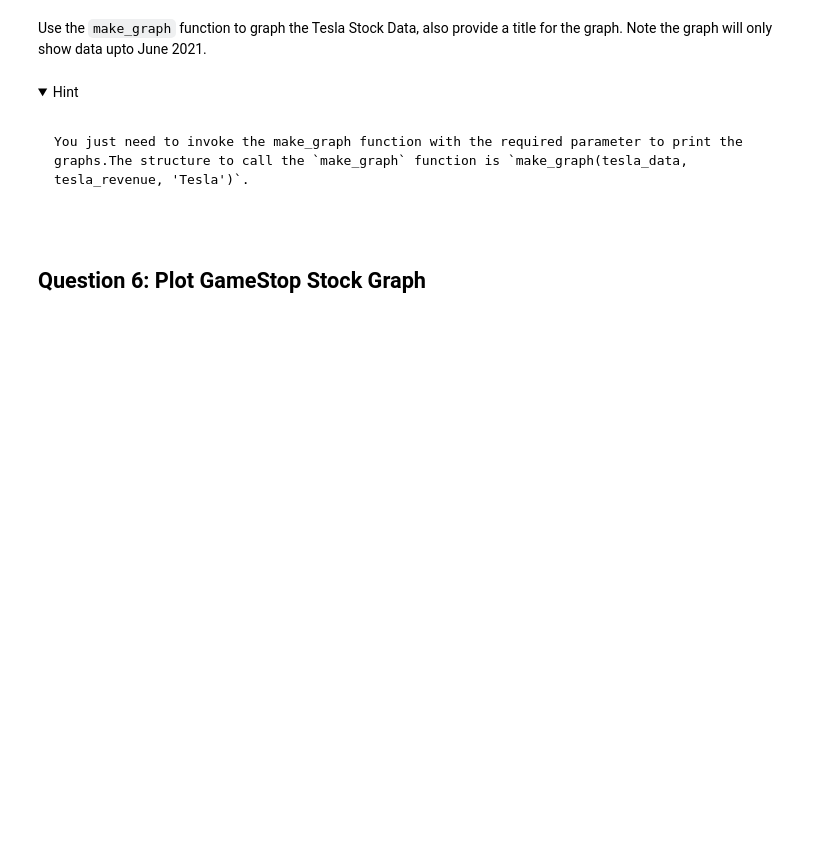
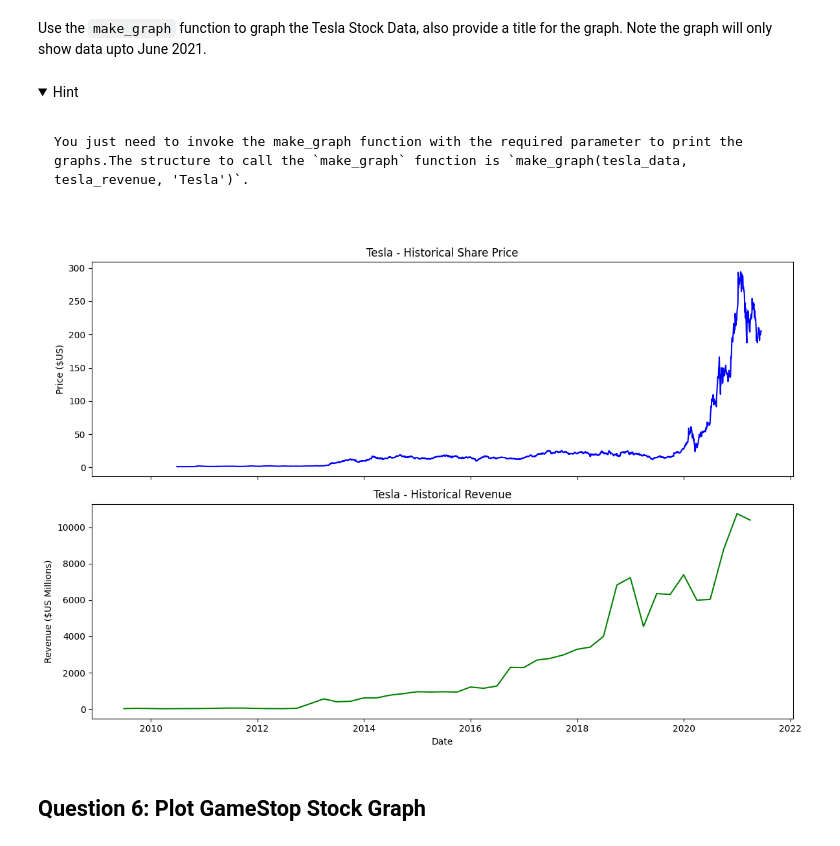
Before and after one commit to ronald-hh/Revenue-Data-and-Building-a-Dashboard, a Jupyter notebook: OneDrive/Desktop/ProjectIMB/Revenue Data and Building a Dashboard-v1.ipynb, the cells around one changed output. Drawn from its saved outputs; the diff is of its cells as text; code cells hidden in the pictures; folded sections open; blank space fills up the shorter version.

````diff
--- a/OneDrive/Desktop/ProjectIMB/Revenue Data and Building a Dashboard-v1.ipynb
+++ b/OneDrive/Desktop/ProjectIMB/Revenue Data and Building a Dashboard-v1.ipynb
@@ -300,6 +300,10 @@ You just need to invoke the make_graph function with the required parameter to p
 ```
 
 </details>
+# %%
+make_graph(tesla_data, tesla_revenue, 'Tesla')
+# %% [output]
+[figure, added]
 # %% [markdown]
 ## Question 6: Plot GameStop Stock Graph
 # %% [markdown]
````
Also changed, not shown: parts of 1 cell of this notebook.
